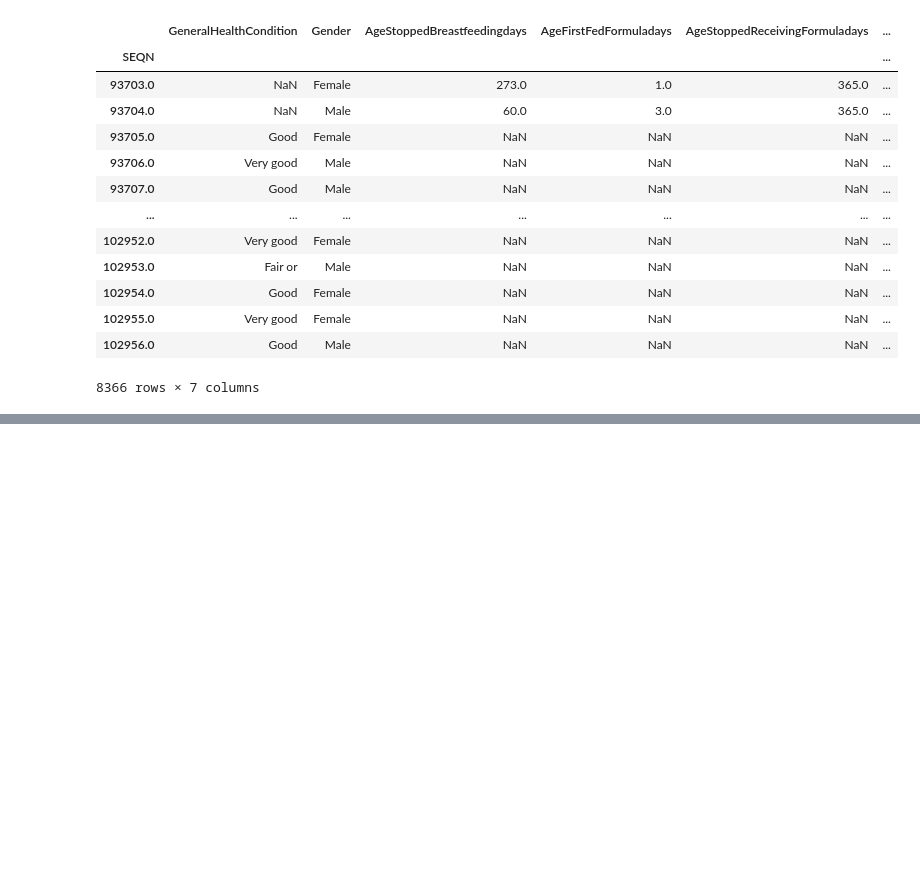
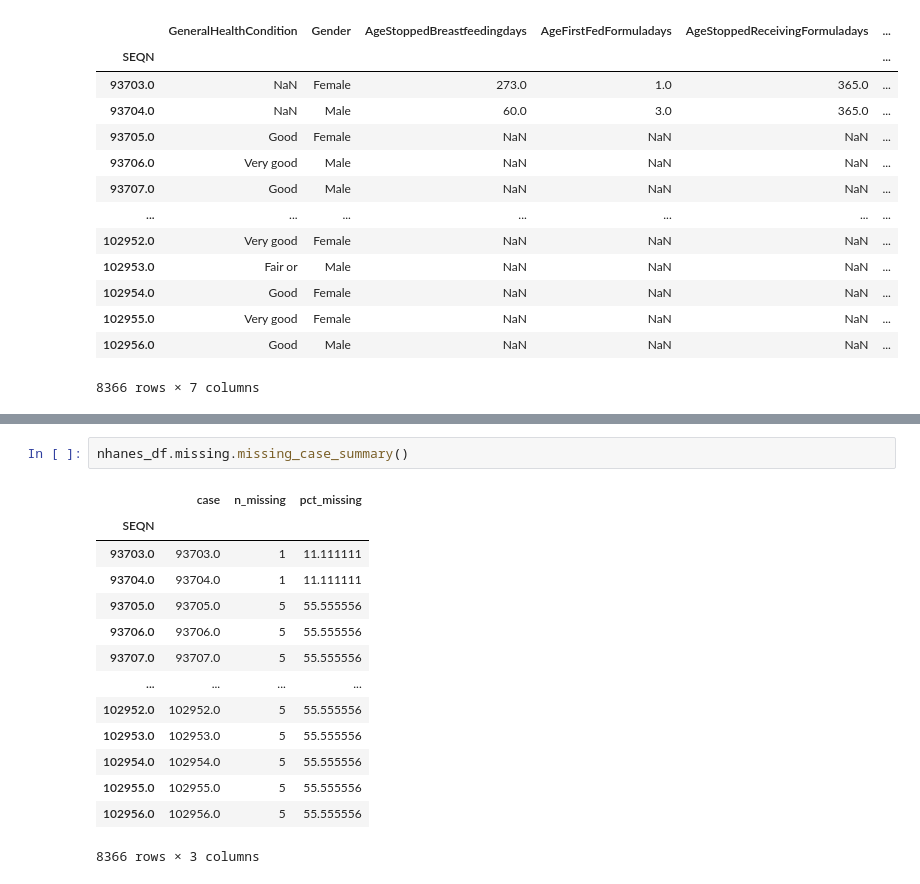
Before and after one commit to cesarmayta/BOOTCAMP_DSG1, a Jupyter notebook: dia1/03_exploracion_faltantes.ipynb, the cells around one changed output, grey strips where cells are left out. Drawn from its saved outputs; the diff is of its cells as text; blank space fills up the shorter version.

```diff
--- a/dia1/03_exploracion_faltantes.ipynb
+++ b/dia1/03_exploracion_faltantes.ipynb
@@ -85,0 +145,17 @@ nhanes_df
+# %%
+nhanes_df.missing.missing_case_summary()
+# %% [output]
+|  | case | n_missing | pct_missing |
+| SEQN |  |  |  |
+| 93703.0 | 93703.0 | 1 | 11.111111 |
+| 93704.0 | 93704.0 | 1 | 11.111111 |
+| 93705.0 | 93705.0 | 5 | 55.555556 |
+| 93706.0 | 93706.0 | 5 | 55.555556 |
+| 93707.0 | 93707.0 | 5 | 55.555556 |
+| ... | ... | ... | ... |
+| 102952.0 | 102952.0 | 5 | 55.555556 |
+| 102953.0 | 102953.0 | 5 | 55.555556 |
+| 102954.0 | 102954.0 | 5 | 55.555556 |
+| 102955.0 | 102955.0 | 5 | 55.555556 |
+| 102956.0 | 102956.0 | 5 | 55.555556 |
+8366 rows × 3 columns
```
Also changed, not shown: parts of 16 cells of this notebook.
